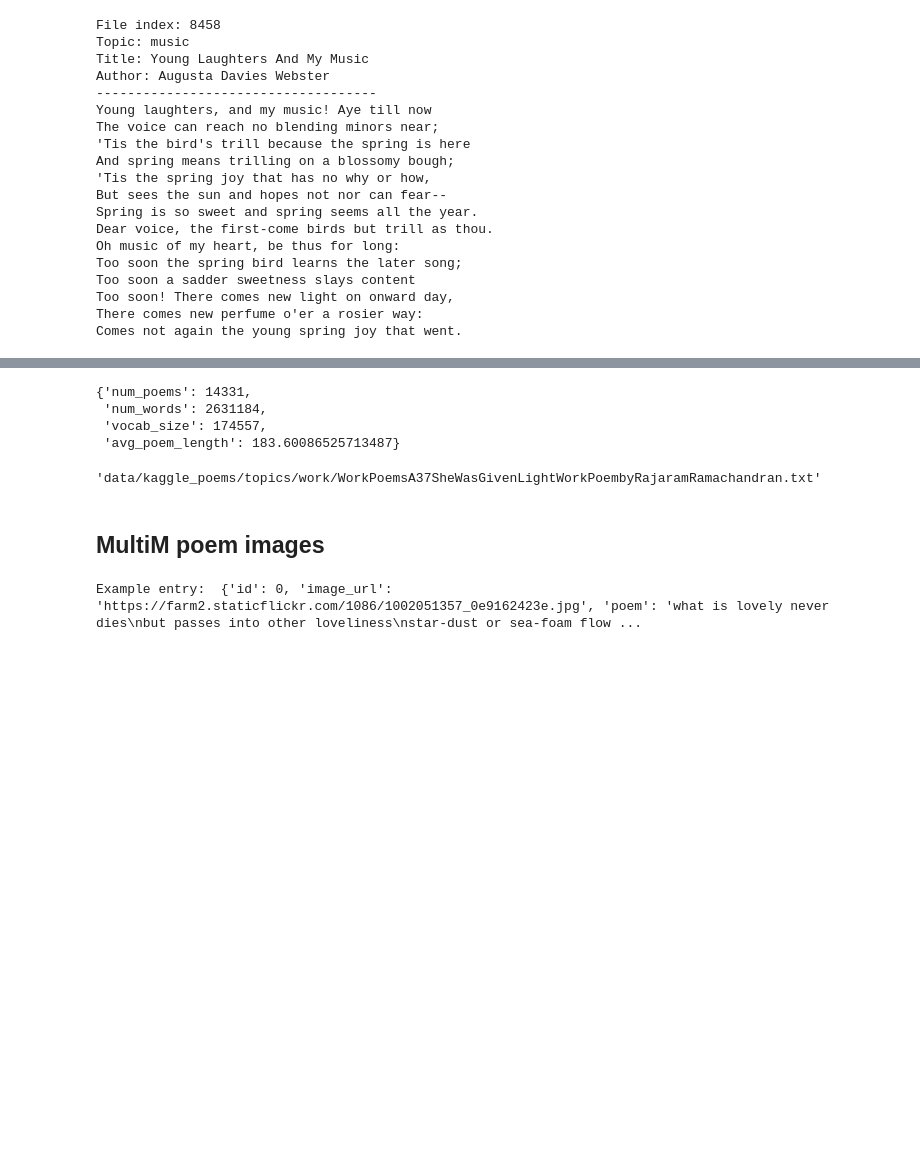
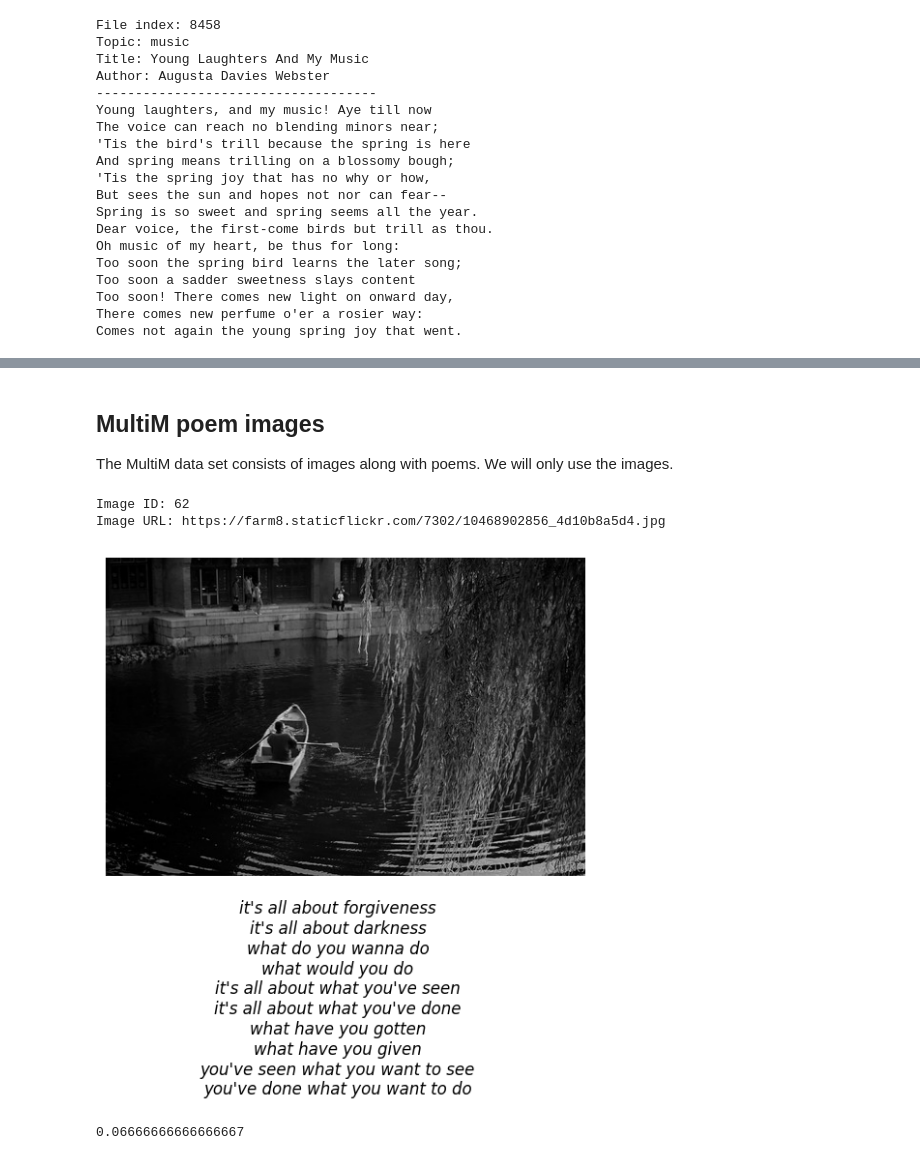
Before and after one commit to LukasLeindals/image-to-poem, a Jupyter notebook: notebooks/data_exploration.ipynb, the cells around one changed output, grey strips where cells are left out. Saved outputs shown, nothing was run; the diff lists cells and outputs as text; code cells hidden in the pictures; blank space fills up the shorter version.

Commit message:
add display of images

```diff
--- a/notebooks/data_exploration.ipynb
+++ b/notebooks/data_exploration.ipynb
@@ -100,19 +74,33 @@ Of the River; the deep, dark, full and flowing River.
-# %%
-poems.stats
-# %% [output]
-{'num_poems': 14331,
- 'num_words': 2631184,
- 'vocab_size': 174557,
- 'avg_poem_length': 183.60086525713487}
-# %%
-p = "data/kaggle_poems/topics\work\\WorkPoemsA37SheWasGivenLightWorkPoembyRajaramRamachandran.txt"
-p.replace("\\", "/")
-# %% [output]
-'data/kaggle_poems/topics/work/WorkPoemsA37SheWasGivenLightWorkPoembyRajaramRamachandran.txt'
-# %% [markdown]
-## MultiM poem images
-# %%
-image_json = json.load(open(DATA_PATH + "multim_poem.json"))
-print("Example entry: ", image_json[0])
-# %% [output]
-Example entry:  {'id': 0, 'image_url': 'https://farm2.staticflickr.com/1086/1002051357_0e9162423e.jpg', 'poem': 'what is lovely never dies\nbut passes into other loveliness\nstar-dust or sea-foam flow ...
+# %% [markdown]
+## MultiM poem images
+
+The MultiM data set consists of images along with poems. We will only use the images.
+# %%
+# load image json
+image_json = json.load(open(DATA_PATH + "multim_poem.json"))
+
+# choose random image
+idx = random.randint(0, 100)
+# idx = 64
+
+# print info
+print("Image ID:", image_json[idx]["id"])
+print("Image URL:", image_json[idx]["image_url"])
+
+# display image
+img = Image.open(DATA_PATH + "poem_images/" + str(image_json[idx]["id"]) + ".jpg")
+plt.imshow(img)
+plt.axis('off')
+
+y_text = 0.1 if img.size[0] > img.size[1] else img.size[0]/img.size[1]*0.1
+plt.figtext(0.5, y_text, image_json[idx]["poem"], horizontalalignment='center', fontsize=12, verticalalignment ="top", style ="italic", wrap=True)
+
+plt.show()
+# %% [output]
+Image ID: 62
+Image URL: https://farm8.staticflickr.com/7302/10468902856_4d10b8a5d4.jpg
+[figure, added]
+# %%
+25/np.array(img).shape[0]
+# %% [output]
+0.06666666666666667
```
Also changed, not shown: parts of 8 cells of this notebook.
